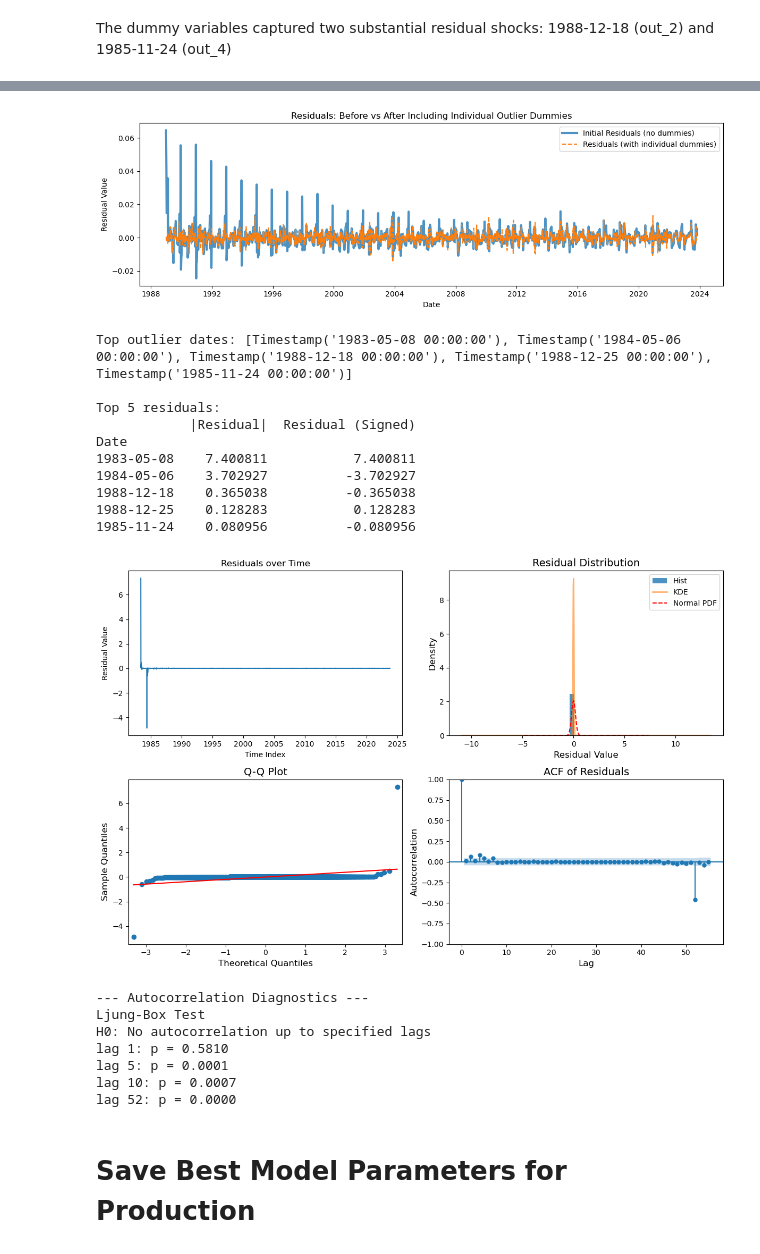
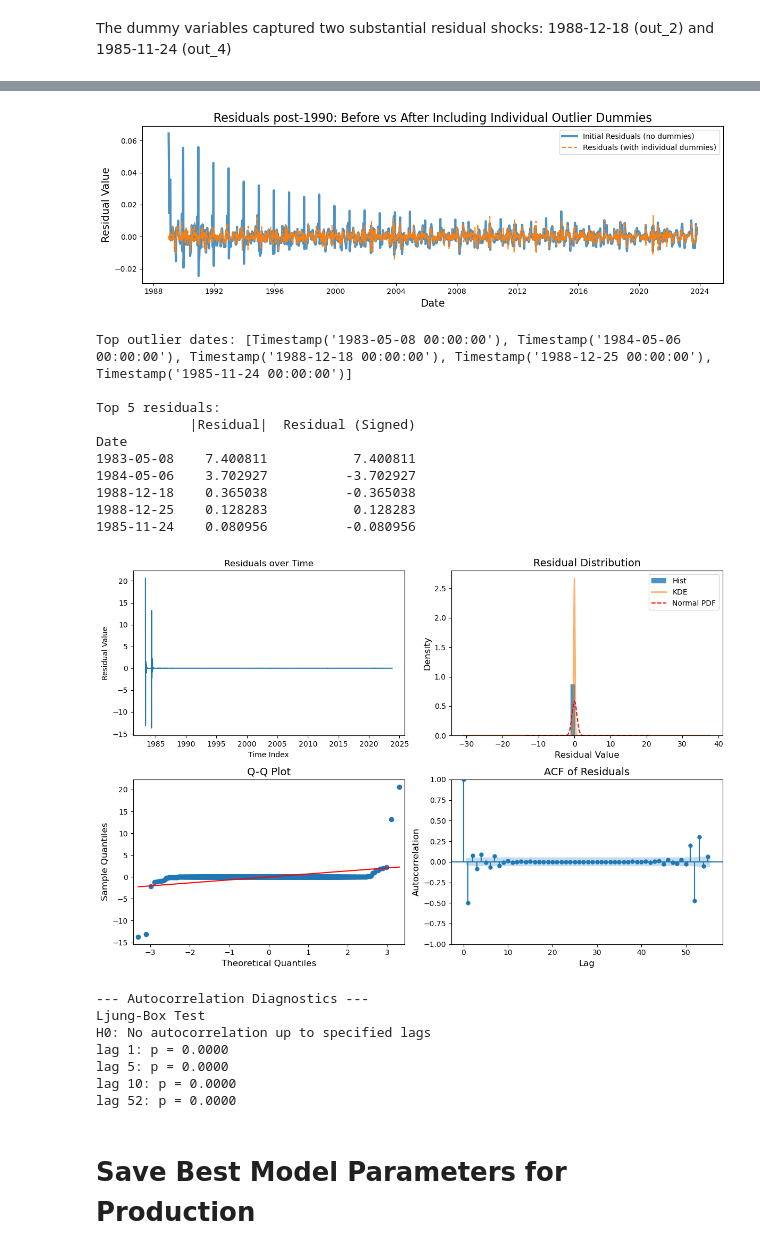
Before and after one commit to apl888/greenhouse-gas-forecasting, a Jupyter notebook: notebooks/4_ch4_modeling.ipynb, the cells around one changed output, grey strips where cells are left out. Saved outputs shown, nothing was run; the diff lists cells and outputs as text; code cells hidden in the pictures.

```diff
--- a/notebooks/4_ch4_modeling.ipynb
+++ b/notebooks/4_ch4_modeling.ipynb
@@ -1507,10 +1467,10 @@ plt.plot(results.resid.loc['1989':], label='Residuals (with individual dummies)'
 # plt.scatter(top_dates, results.resid.loc[top_dates], color='red', zorder=5, label='Outlier Dates')
 
 plt.legend()
-plt.title('Residuals: Before vs After Including Individual Outlier Dummies')
-plt.xlabel('Date')
-plt.ylabel('Residual Value')
+plt.title('Residuals post-1990: Before vs After Including Individual Outlier Dummies', fontsize=16)
+plt.xlabel('Date', fontsize=14)
+plt.ylabel('Residual Value', fontsize=14)
 plt.tight_layout()
 plt.show()
 # %% [output]
-[figure, old version]
+[figure, new version]
@@ -1551,7 +1515,7 @@ model = SARIMAX(CH4_train_log_preprocessed,
                 enforce_stationarity=True,
                 enforce_invertibility=True,
                 trend='c',
-                initialization='approximate_diffuse')
+                initialization='diffuse')
 results = model.fit(method='powell', disp=False)
 residuals = results.resid
 
@@ -1593,40 +1557,40 @@ axes[1,0].set_title('Q-Q Plot', fontsize=14)
 axes[1,0].set_xlabel('Theoretical Quantiles', fontsize=12)
 axes[1,0].set_ylabel('Sample Quantiles', fontsize=12)
 
 # ACF plot
 plot_acf(residuals, lags=55, ax=axes[1,1])
 axes[1,1].set_title('ACF of Residuals', fontsize=14)
 axes[1,1].set_xlabel('Lag', fontsize=12)
 axes[1,1].set_ylabel('Autocorrelation', fontsize=12)
 
 plt.tight_layout()
 plt.show()
 
 # Ljung-Box test
 lb = acorr_ljungbox(residuals, lags=[1,5,10,52], return_df=True)
 print('\n--- Autocorrelation Diagnostics ---')
 print('Ljung-Box Test')
 print('H0: No autocorrelation up to specified lags')
 for lag in [1,5,10,52]:
     print(f"lag {lag}: p = {lb.loc[lag, 'lb_pvalue']:.4f}")
 # %% [output]
 Top outlier dates: [Timestamp('1983-05-08 00:00:00'), Timestamp('1984-05-06 00:00:00'), Timestamp('1988-12-18 00:00:00'), Timestamp('1988-12-25 00:00:00'), Timestamp('1985-11-24 00:00:00')]
 
 Top 5 residuals:
             |Residual|  Residual (Signed)
 Date
 1983-05-08    7.400811           7.400811
 1984-05-06    3.702927          -3.702927
 1988-12-18    0.365038          -0.365038
 1988-12-25    0.128283           0.128283
 1985-11-24    0.080956          -0.080956
-[figure, old version]
+[figure, new version]
 --- Autocorrelation Diagnostics ---
 Ljung-Box Test
 H0: No autocorrelation up to specified lags
-lag 1: p = 0.5810
-lag 5: p = 0.0001
-lag 10: p = 0.0007
+lag 1: p = 0.0000
+lag 5: p = 0.0000
+lag 10: p = 0.0000
 lag 52: p = 0.0000
 # %% [markdown]
 # Save Best Model Parameters for Production
```
Also changed, not shown: parts of 10 cells of this notebook.
